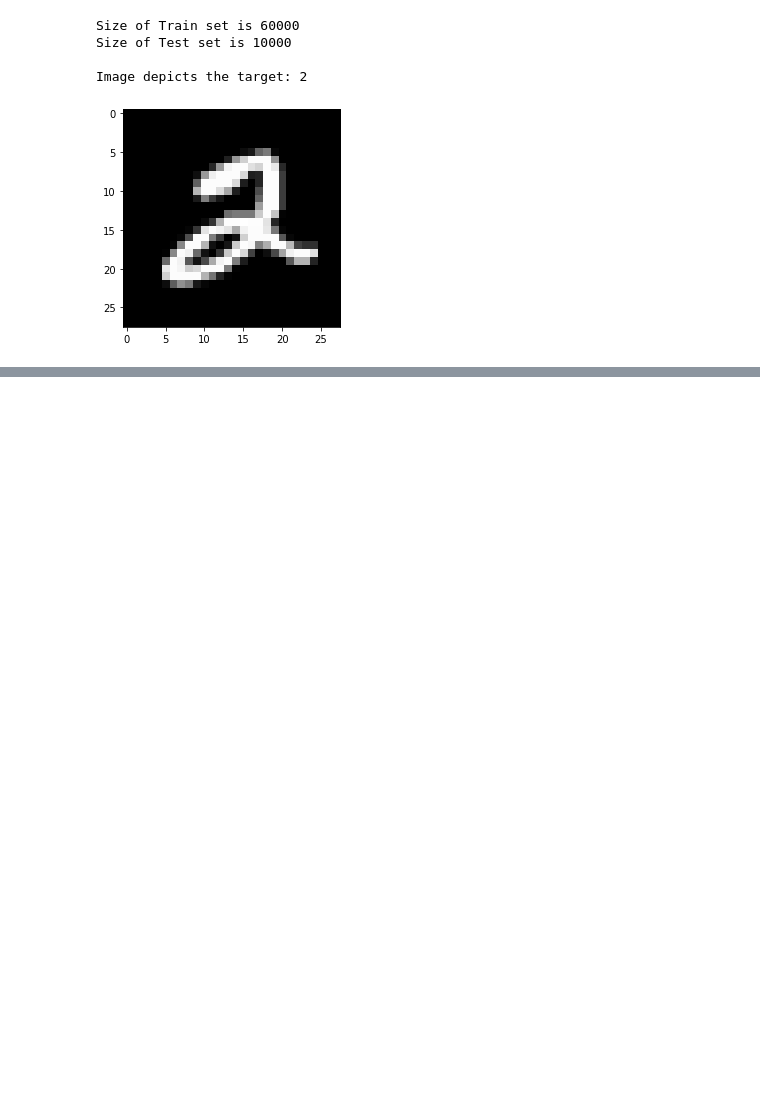
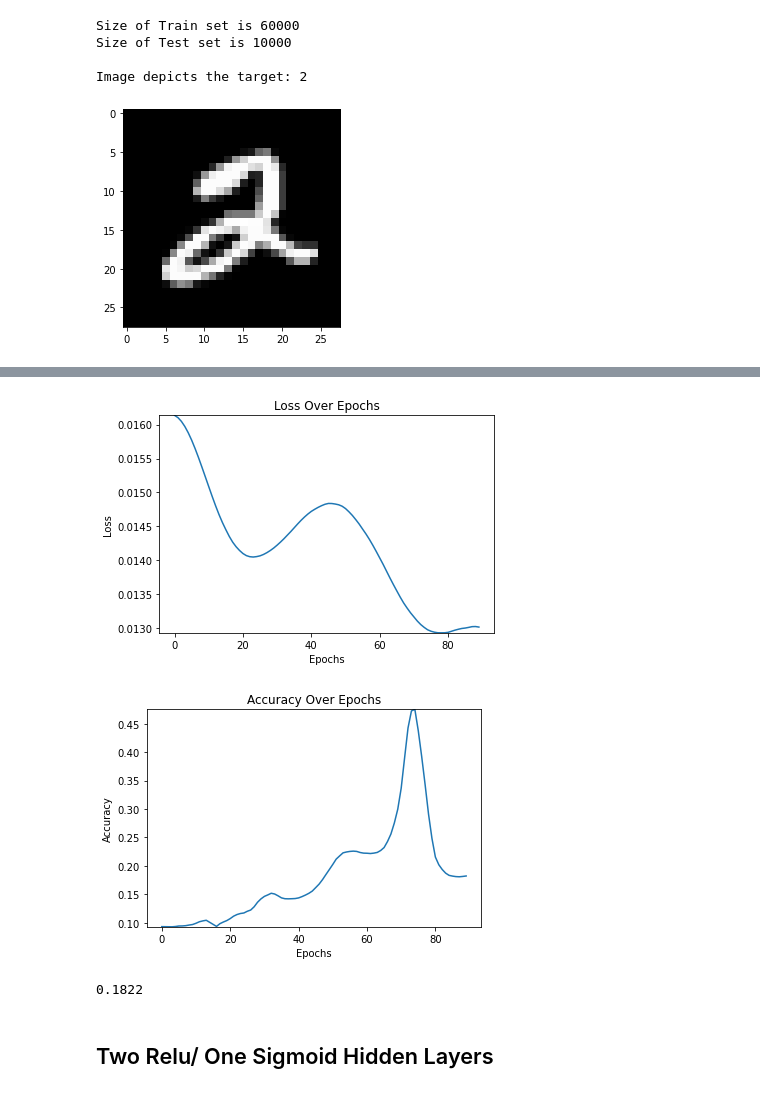
Before and after one commit to MQumairi/numpy-neural-network, a Jupyter notebook: src/Task 2.ipynb, the cells around one changed output, grey strips where cells are left out. Drawn from its saved outputs; the diff is of its cells as text; code cells hidden in the pictures; blank space fills up the shorter version.

```diff
--- a/src/Task 2.ipynb
+++ b/src/Task 2.ipynb
@@ -333,0 +502,9 @@ nn.plot_accuracy()
+# %%
+nn_3_sigmoid = NN(X=features, y=target, lr=1e-5, reg_param=1, batch_size=256)
+nn_3_sigmoid.add_layer(nodes=100, activation="sigmoid")
+nn_3_sigmoid.add_layer(nodes=60, activation="sigmoid")
+nn_3_sigmoid.add_layer(nodes=50, activation="sigmoid")
+nn_3_sigmoid.add_layer(nodes=10, activation="softmax")
+# %%
+%%time
+nn_3_sigmoid.fit(epochs=15, calc_accuracy={"X_test": X_test, "y_test": y_test})
@@ -333,0 +529,10 @@ nn.plot_accuracy()
+# %%
+nn_3_sigmoid.plot_loss()
+nn_3_sigmoid.plot_accuracy()
+nn_3_sigmoid.score(X_test, y_test)
+# %% [output]
+[figure, added]
+[figure, added]
+0.1822
+# %% [markdown]
+## Two Relu/ One Sigmoid Hidden Layers
```
Also changed, not shown: parts of 56 cells of this notebook, 1 other file.
